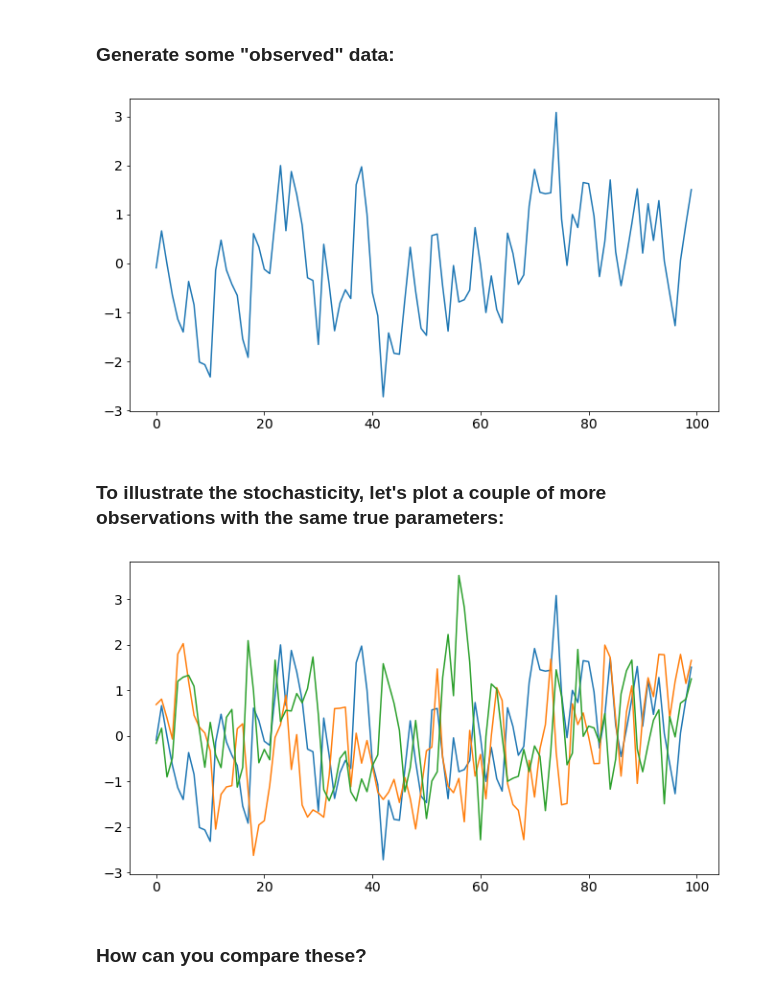
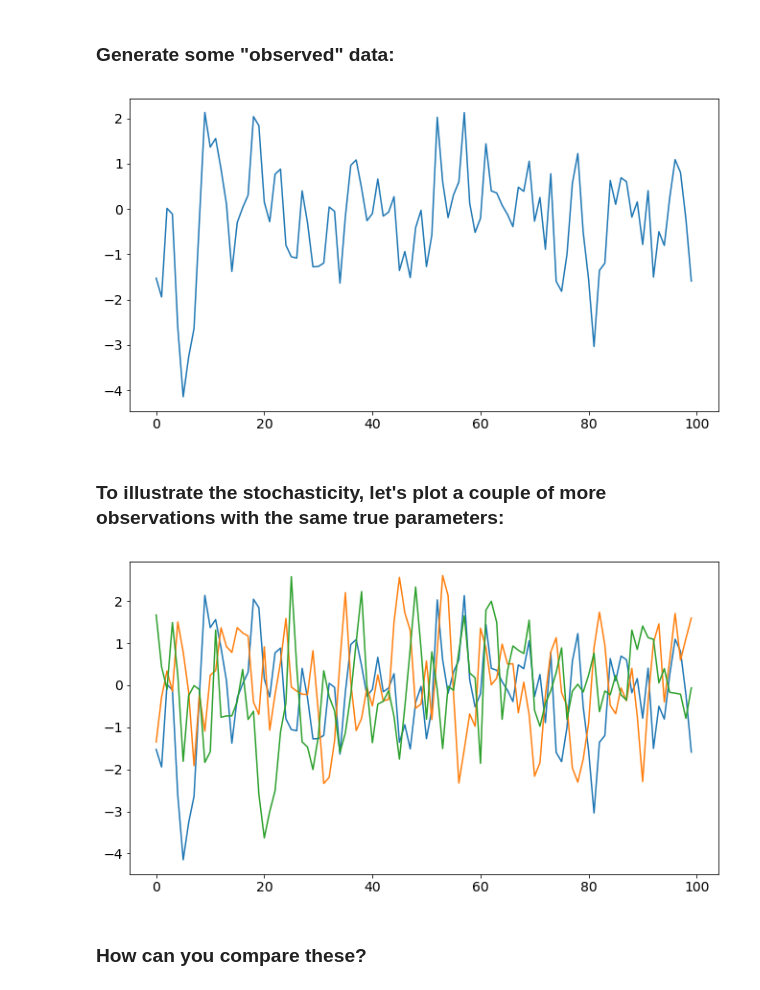
Before and after one commit to elfi-dev/zoo, a Jupyter notebook: EMS2017/demo.ipynb, the cells around one changed output. Cells and saved outputs as stored; diff of their text form; code cells hidden in the pictures.

```diff
--- a/EMS2017/demo.ipynb
+++ b/EMS2017/demo.ipynb
@@ -40,17 +40,17 @@ def MA2(t1, t2, n_obs=100, batch_size=1, random_state=None):
 # %%
 # true parameters
 t1_true = 0.6
 t2_true = 0.2
 
 # Set up observed data y with some random seed
-rs = np.random.RandomState(2017)
+rs = np.random.RandomState(25072017)
 y_obs = MA2(t1_true, t2_true, random_state=rs)
 
 # Plot the observed sequence
 plt.figure(figsize=(11, 6));
 plt.plot(y_obs.flatten());
 # %% [output]
-[figure, old version]
+[figure, new version]
 # %% [markdown]
 ### To illustrate the stochasticity, let's plot a couple of more observations with the same true parameters:
 # %%
@@ -59,7 +59,7 @@ plt.plot(y_obs.flatten());
 plt.plot(MA2(t1_true, t2_true, random_state=rs).flatten());
 plt.plot(MA2(t1_true, t2_true, random_state=rs).flatten());
 # %% [output]
-[figure, old version]
+[figure, new version]
 # %% [markdown]
 ### How can you compare these?
 # %% [markdown]
```
Also changed, not shown: parts of 19 cells of this notebook.
